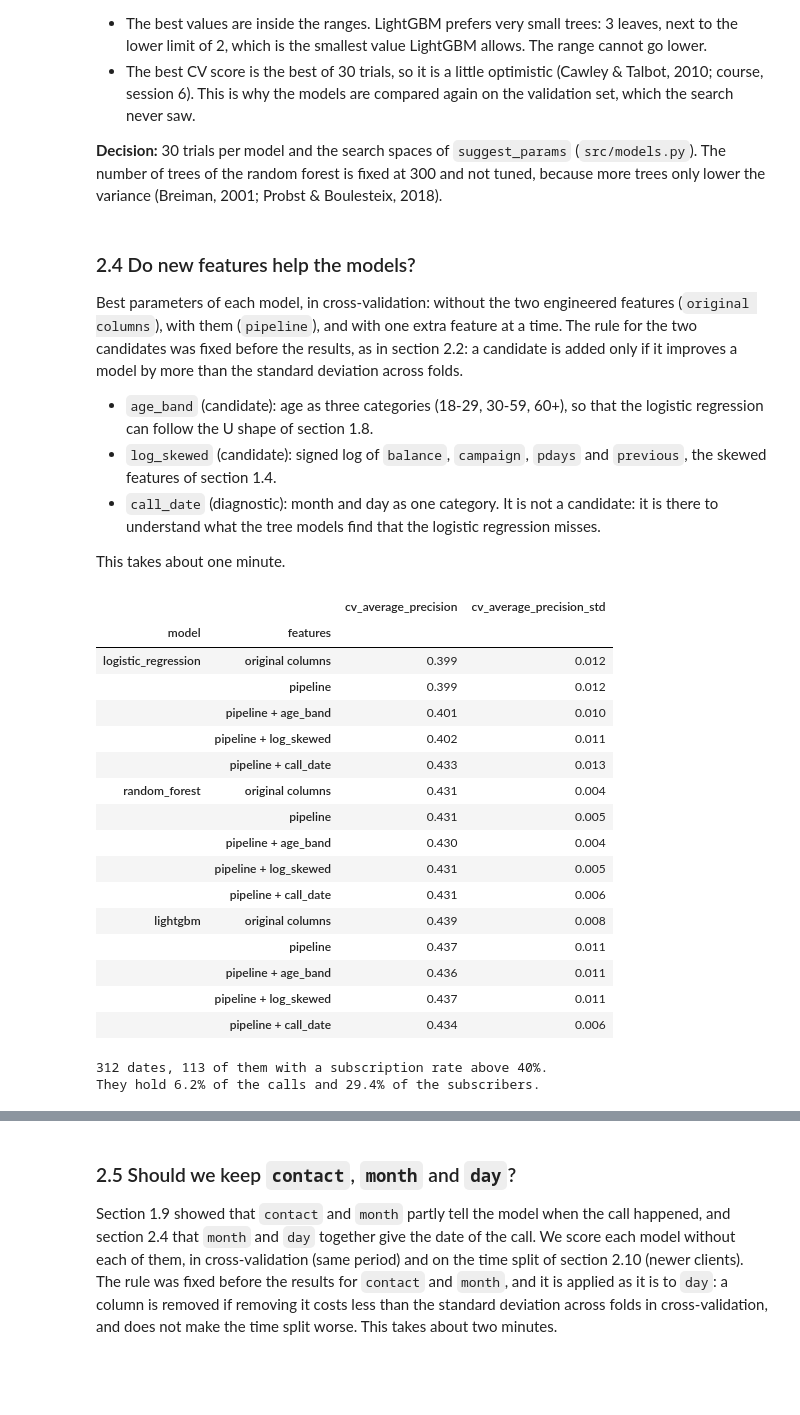
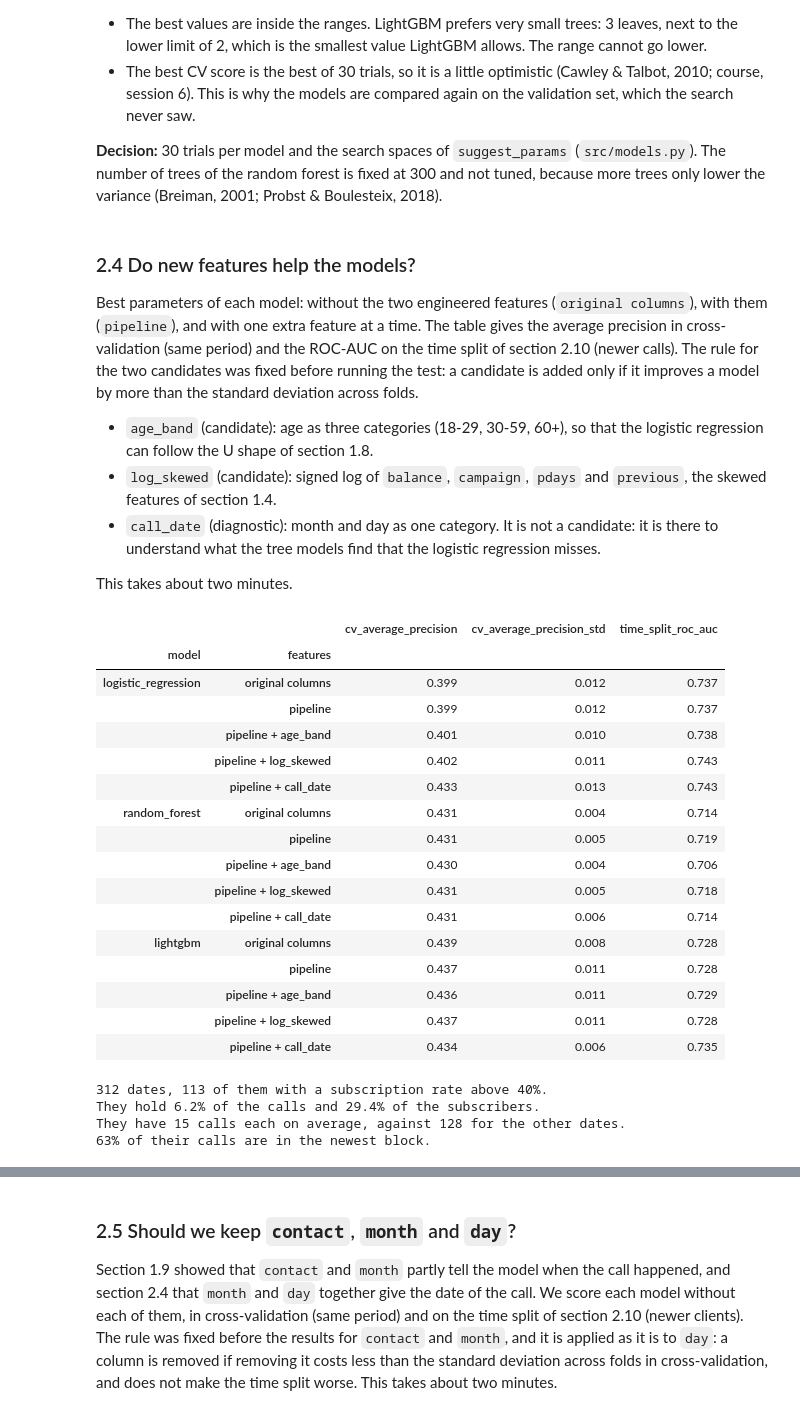
Before and after one commit to othmanedq/applied-ml, a Jupyter notebook: notebooks/design_choices.ipynb, the cells around one changed output, grey strips where cells are left out. Cells and saved outputs as stored; diff of their text form; code cells hidden in the pictures; blank space fills up the shorter version.

Commit message:
docs: period of the call as the main signal, honest order of the work

```diff
--- a/notebooks/design_choices.ipynb
+++ b/notebooks/design_choices.ipynb
@@ -344,40 +370,46 @@ for name in MODEL_NAMES:
 # %% [markdown]
 ### 2.4 Do new features help the models?
 
-Best parameters of each model, in cross-validation: without the two engineered features (`original columns`), with them (`pipeline`), and with one extra feature at a time. The rule for the two candidates was fixed before the results, as in section 2.2: a candidate is added only if it improves a model by more than the standard deviation across folds.
+Best parameters of each model: without the two engineered features (`original columns`), with them (`pipeline`), and with one extra feature at a time. The table gives the average precision in cross-validation (same period) and the ROC-AUC on the time split of section 2.10 (newer calls). The rule for the two candidates was fixed before running the test: a candidate is added only if it improves a model by more than the standard deviation across folds.
 
 - `age_band` (candidate): age as three categories (18-29, 30-59, 60+), so that the logistic regression can follow the U shape of section 1.8.
 - `log_skewed` (candidate): signed log of `balance`, `campaign`, `pdays` and `previous`, the skewed features of section 1.4.
 - `call_date` (diagnostic): month and day as one category. It is not a candidate: it is there to understand what the tree models find that the logistic regression misses.
 
-This takes about one minute.
+This takes about two minutes.
 # %%
 best_params = load_json("tuning_best_params")
-ablation.feature_ablation(X_train, y_train, best_params, config).set_index(["model", "features"])
+ablation.feature_ablation(splits, best_params, config).set_index(["model", "features"])
 # %% [output]
-|  |  | cv_average_precision | cv_average_precision_std |
-| model | features |  |  |
-| logistic_regression | original columns | 0.399 | 0.012 |
-|  | pipeline | 0.399 | 0.012 |
-|  | pipeline + age_band | 0.401 | 0.010 |
-|  | pipeline + log_skewed | 0.402 | 0.011 |
-|  | pipeline + call_date | 0.433 | 0.013 |
-| random_forest | original columns | 0.431 | 0.004 |
-|  | pipeline | 0.431 | 0.005 |
-|  | pipeline + age_band | 0.430 | 0.004 |
-|  | pipeline + log_skewed | 0.431 | 0.005 |
-|  | pipeline + call_date | 0.431 | 0.006 |
-| lightgbm | original columns | 0.439 | 0.008 |
-|  | pipeline | 0.437 | 0.011 |
-|  | pipeline + age_band | 0.436 | 0.011 |
-|  | pipeline + log_skewed | 0.437 | 0.011 |
-|  | pipeline + call_date | 0.434 | 0.006 |
+|  |  | cv_average_precision | cv_average_precision_std | time_split_roc_auc |
+| model | features |  |  |  |
+| logistic_regression | original columns | 0.399 | 0.012 | 0.737 |
+|  | pipeline | 0.399 | 0.012 | 0.737 |
+|  | pipeline + age_band | 0.401 | 0.010 | 0.738 |
+|  | pipeline + log_skewed | 0.402 | 0.011 | 0.743 |
+|  | pipeline + call_date | 0.433 | 0.013 | 0.743 |
+| random_forest | original columns | 0.431 | 0.004 | 0.714 |
+|  | pipeline | 0.431 | 0.005 | 0.719 |
+|  | pipeline + age_band | 0.430 | 0.004 | 0.706 |
+|  | pipeline + log_skewed | 0.431 | 0.005 | 0.718 |
+|  | pipeline + call_date | 0.431 | 0.006 | 0.714 |
+| lightgbm | original columns | 0.439 | 0.008 | 0.728 |
+|  | pipeline | 0.437 | 0.011 | 0.728 |
+|  | pipeline + age_band | 0.436 | 0.011 | 0.729 |
+|  | pipeline + log_skewed | 0.437 | 0.011 | 0.728 |
+|  | pipeline + call_date | 0.434 | 0.006 | 0.735 |
-# %%
-dates = train.groupby(ablation.add_call_date(train)["call_date"])[TARGET].agg(calls="size", subscribers="sum")
-high = dates[dates["subscribers"] / dates["calls"] > 0.4]
-print(f"{len(dates)} dates, {len(high)} of them with a subscription rate above 40%.")
-print(f"They hold {high['calls'].sum() / len(train):.1%} of the calls and {high['subscribers'].sum() / train[TARGET].sum():.1%} of the subscribers.")
-# %% [output]
-312 dates, 113 of them with a subscription rate above 40%.
-They hold 6.2% of the calls and 29.4% of the subscribers.
+# %%
+call_dates = ablation.add_call_date(train)["call_date"]
+dates = train.groupby(call_dates)[TARGET].agg(calls="size", subscribers="sum")
+high = dates[dates["subscribers"] / dates["calls"] > 0.4]
+on_high_dates = call_dates.isin(high.index)
+print(f"{len(dates)} dates, {len(high)} of them with a subscription rate above 40%.")
+print(f"They hold {on_high_dates.mean():.1%} of the calls and {high['subscribers'].sum() / train[TARGET].sum():.1%} of the subscribers.")
+print(f"They have {high['calls'].mean():.0f} calls each on average, against {dates.drop(high.index)['calls'].mean():.0f} for the other dates.")
+print(f"{(blocks[on_high_dates] == blocks.max()).mean():.0%} of their calls are in the newest block.")
+# %% [output]
+312 dates, 113 of them with a subscription rate above 40%.
+They hold 6.2% of the calls and 29.4% of the subscribers.
+They have 15 calls each on average, against 128 for the other dates.
+63% of their calls are in the newest block.
 # %% [markdown]
```
Also changed, not shown: parts of 21 cells of this notebook, 1 other file.
